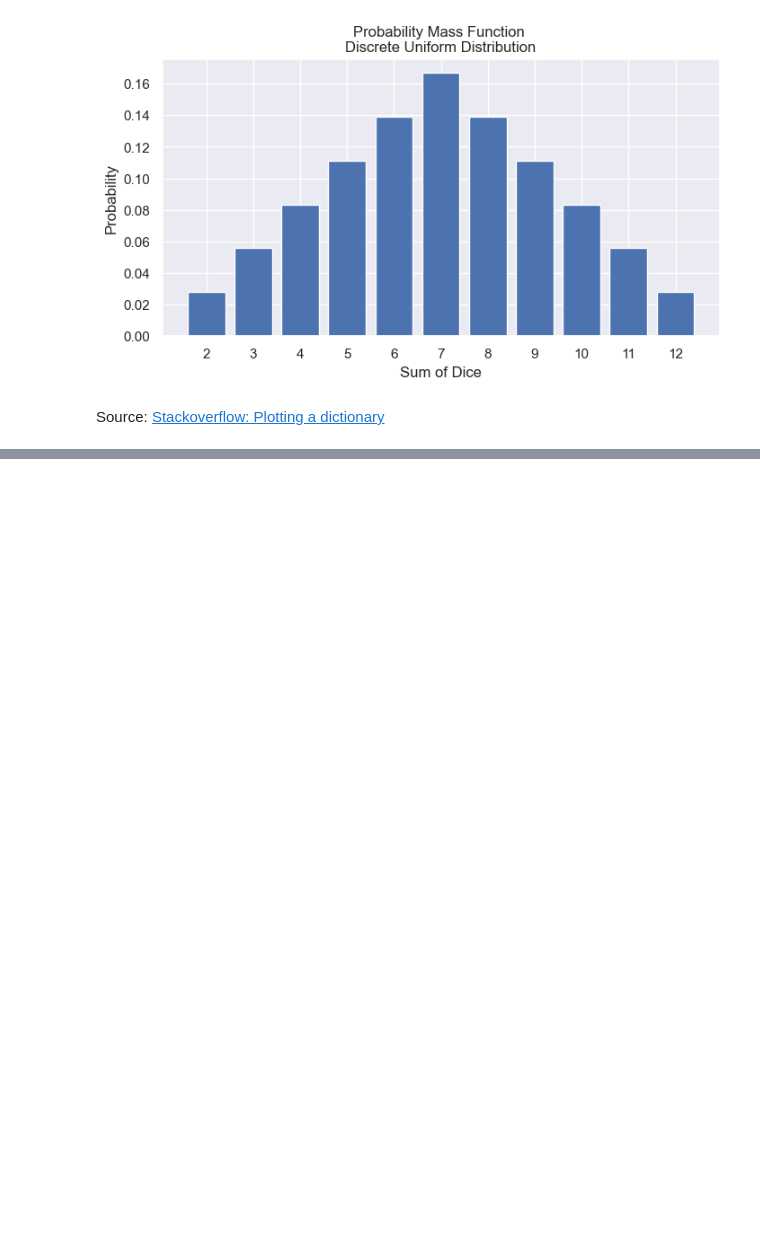
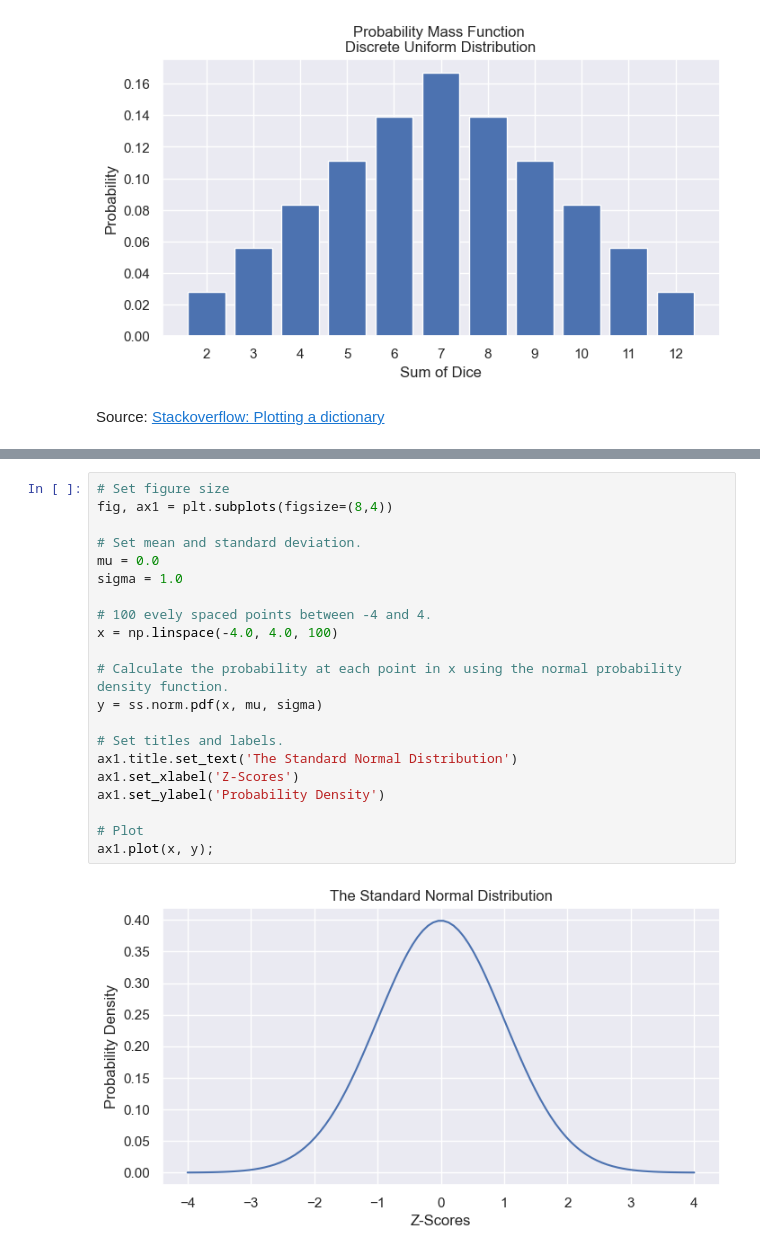
Before and after one commit to ShaneOG2/fund-data-analysis-assessment, a Jupyter notebook: Practicals/Normal Distribution Notebook.ipynb, the cells around one changed output, grey strips where cells are left out. Drawn from its saved outputs; the diff is of its cells as text; blank space fills up the shorter version.

Commit message:
Started z distribution section.

```diff
--- a/Practicals/Normal Distribution Notebook.ipynb
+++ b/Practicals/Normal Distribution Notebook.ipynb
@@ -952,0 +981,23 @@ Source: <a href="https://stackoverflow.com/a/16014873" target="_blank">Stackover
+# %%
+# Set figure size
+fig, ax1 = plt.subplots(figsize=(8,4))
+
+# Set mean and standard deviation.
+mu = 0.0
+sigma = 1.0
+
+# 100 evely spaced points between -4 and 4.
+x = np.linspace(-4.0, 4.0, 100)
+
+# Calculate the probability at each point in x using the normal probability density function.
+y = ss.norm.pdf(x, mu, sigma)
+
+# Set titles and labels.
+ax1.title.set_text('The Standard Normal Distribution')
+ax1.set_xlabel('Z-Scores')
+ax1.set_ylabel('Probability Density')
+
+# Plot
+ax1.plot(x, y);
+# %% [output]
+[figure, added]
```
Also changed, not shown: parts of 5 cells of this notebook, 1 other file.
